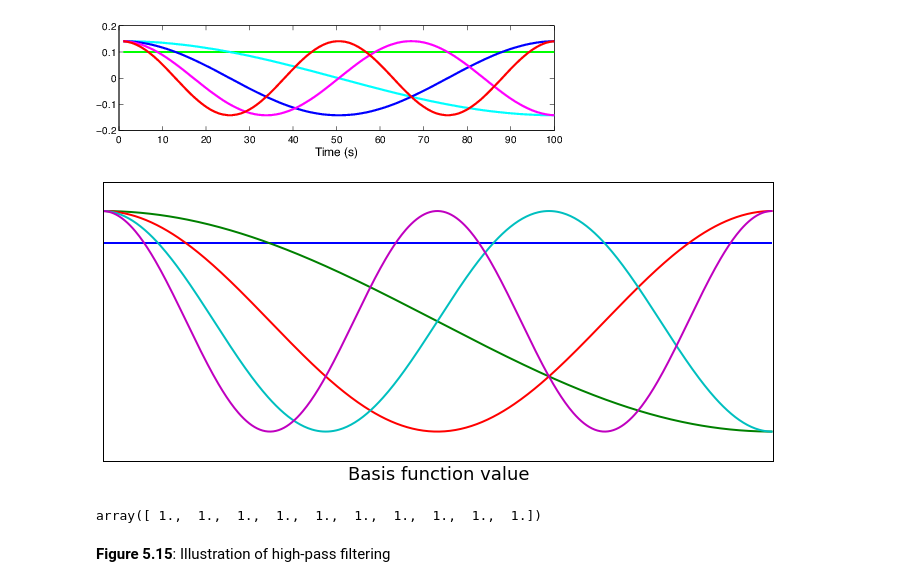
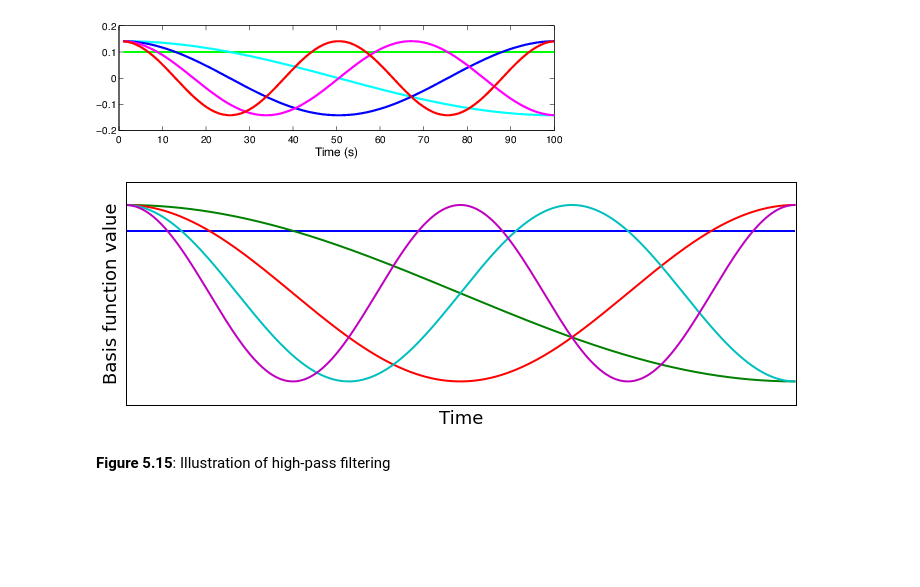
Before and after one commit to poldrack/fmri-handbook-2e-code, a Jupyter notebook: notebooks/Chapter5-SingleSubjectAnalysis/Chapter5-SingleSubjectAnalysis.ipynb, the cells around one changed output. Saved outputs shown, nothing was run; the diff lists cells and outputs as text; code cells hidden in the pictures; blank space fills up the shorter version.

```diff
--- a/notebooks/Chapter5-SingleSubjectAnalysis/Chapter5-SingleSubjectAnalysis.ipynb
+++ b/notebooks/Chapter5-SingleSubjectAnalysis/Chapter5-SingleSubjectAnalysis.ipynb
@@ -450,31 +450,27 @@ WImage(filename=os.path.join(orig_figuredir,'Figure_5_14.pdf'))
 # %%
 def spm_dctmtx(N,K):
     """
     implementation of spm_dctmtx.m (missing some options from original)
     N=dimension
     K=order
     """
     n=numpy.arange(0,N,1)
     C = numpy.zeros((len(n),K))
     C[:,0]     = numpy.ones(len(n))/numpy.sqrt(N)
     for k in range(1,K):
         C[:,k] = numpy.sqrt(2./float(N))*numpy.cos(numpy.pi*(2.*n+1)*(k)/(2.*N))
 
     return C
 
-plt.figure(figsize=(12,5))
+plt.figure(figsize=(12,4))
 plt.plot(spm_dctmtx(500,5),linewidth=2)
 plt.xticks([])
 plt.yticks([])
 plt.xlabel('Time',fontsize=18)
-plt.xlabel('Basis function value',fontsize=18)
+plt.ylabel('Basis function value',fontsize=18)
 plt.savefig(os.path.join(figuredir,'Figure_5_14.svg'),format='svg',dpi=1200)
 # %% [output]
-[figure, old version]
+[figure, new version]
-# %%
-numpy.cos(numpy.pi*(2.*n+1)*(k-1)/float(2.*N))
-# %% [output]
-array([ 1.,  1.,  1.,  1.,  1.,  1.,  1.,  1.,  1.,  1.])
 # %% [markdown]
 __Figure 5.15__: Illustration of high-pass filtering
 # %%
```
Also changed, not shown: parts of 1 cell of this notebook.
